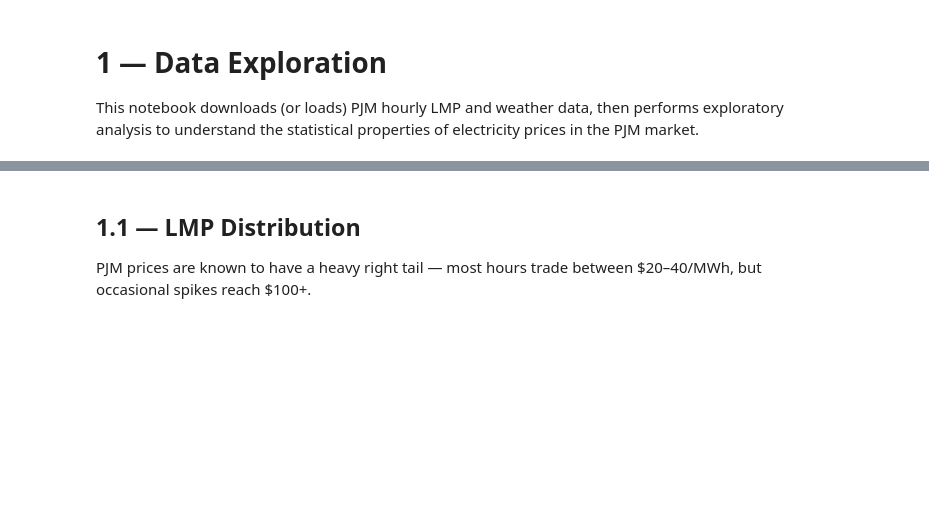
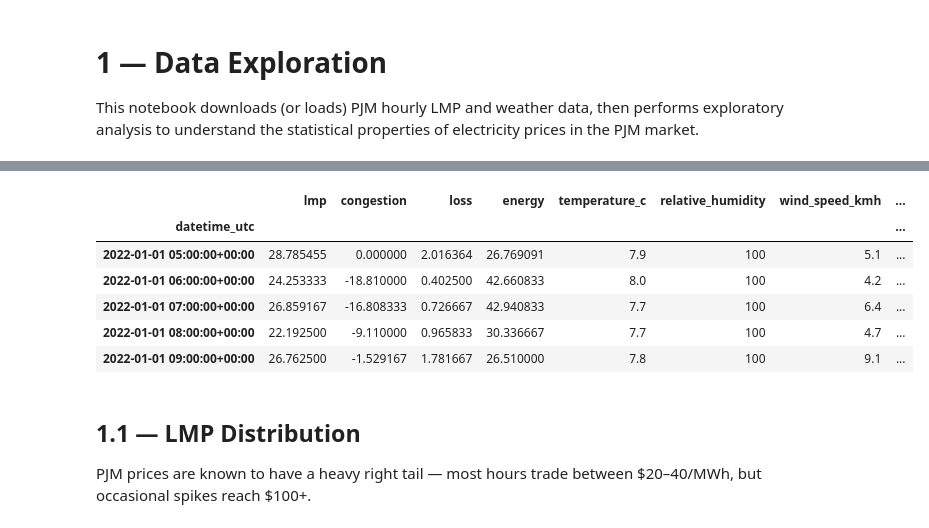
Before and after one commit to Alchemist2711/pjm-spike-forecast, a Jupyter notebook: notebooks/01_data_exploration.ipynb, the cells around one changed output, grey strips where cells are left out. Drawn from its saved outputs; the diff is of its cells as text; code cells hidden in the pictures; blank space fills up the shorter version.

```diff
--- a/notebooks/01_data_exploration.ipynb
+++ b/notebooks/01_data_exploration.ipynb
@@ -9,18 +9,22 @@ import pandas as pd
 import numpy as np
 import matplotlib.pyplot as plt
 import seaborn as sns
+import sys
+import os
+sys.path.insert(0, os.path.abspath("../src"))
 
 # Use either real data or the demo dataset
 # Option A: Load real downloaded data (run `make download` first)
-# from pjm_spike_forecast.data import load_lmp, load_weather, merge_lmp_weather
-# lmp = load_lmp("../data/raw/pjm_lmp.csv")
-# weather = load_weather("../data/raw/weather.csv")
-# df = merge_lmp_weather(lmp, weather)
+from pjm_spike_forecast.data import load_lmp, load_weather, merge_lmp_weather
+lmp = load_lmp("../data/raw/nyiso_lmp.csv")
+weather = load_weather("../data/raw/weather.csv")
+df = merge_lmp_weather(lmp, weather)
 
 # Option B: Demo dataset (works immediately, no download needed)
-from pjm_spike_forecast.data import build_demo_dataset
-df = build_demo_dataset(n_days=365, seed=42)
+# from pjm_spike_forecast.data import build_demo_dataset
+# df = build_demo_dataset(n_days=365, seed=42)
 
 print(f"Dataset shape: {df.shape}")
 print(f"Date range: {df.index.min()} → {df.index.max()}")
 df.head()
+# %% [output]
@@ -27,3 +33,10 @@ df.head()
+|  | lmp | congestion | loss | energy | temperature_c | relative_humidity | wind_speed_kmh | ... |
+| datetime_utc |  |  |  |  |  |  |  | ... |
+| 2022-01-01 05:00:00+00:00 | 28.785455 | 0.000000 | 2.016364 | 26.769091 | 7.9 | 100 | 5.1 | ... |
+| 2022-01-01 06:00:00+00:00 | 24.253333 | -18.810000 | 0.402500 | 42.660833 | 8.0 | 100 | 4.2 | ... |
+| 2022-01-01 07:00:00+00:00 | 26.859167 | -16.808333 | 0.726667 | 42.940833 | 7.7 | 100 | 6.4 | ... |
+| 2022-01-01 08:00:00+00:00 | 22.192500 | -9.110000 | 0.965833 | 30.336667 | 7.7 | 100 | 4.7 | ... |
+| 2022-01-01 09:00:00+00:00 | 26.762500 | -1.529167 | 1.781667 | 26.510000 | 7.8 | 100 | 9.1 | ... |
 # %% [markdown]
 ## 1.1 — LMP Distribution
 
```
Also changed, not shown: parts of 6 cells of this notebook, 3 other files.
